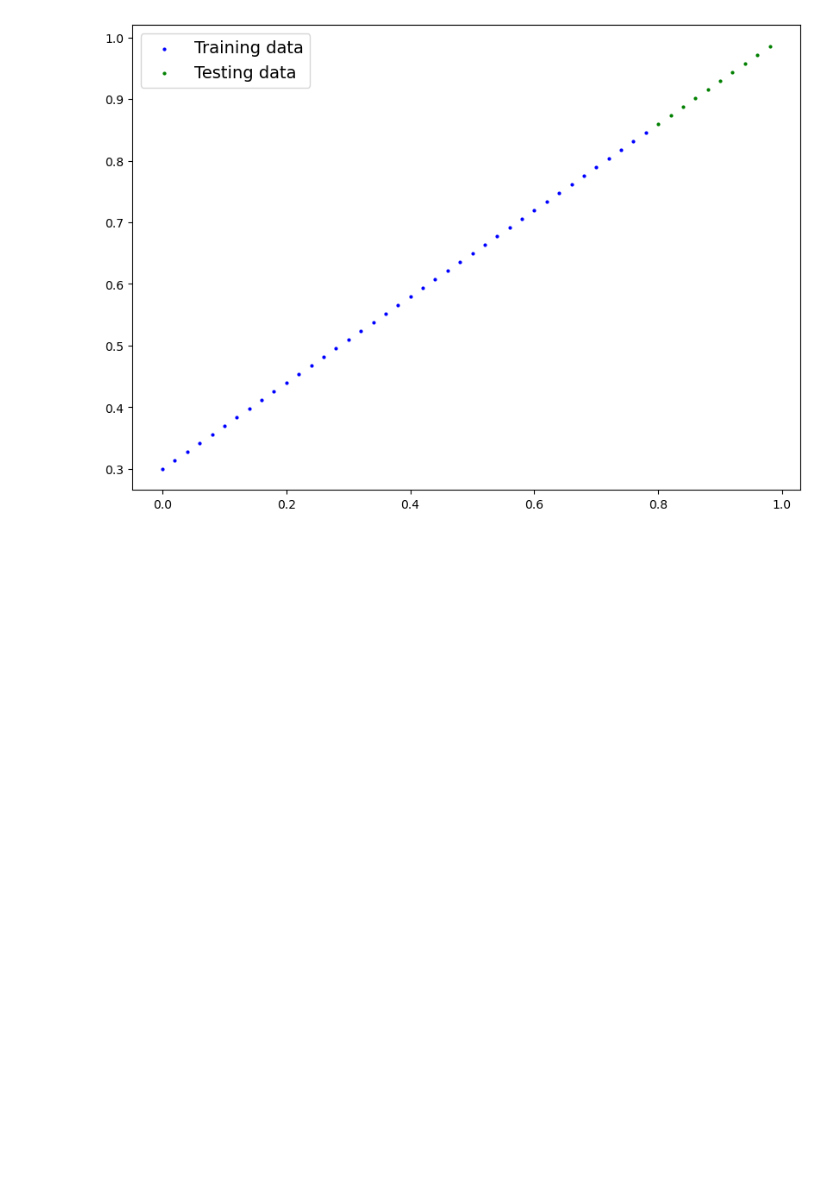
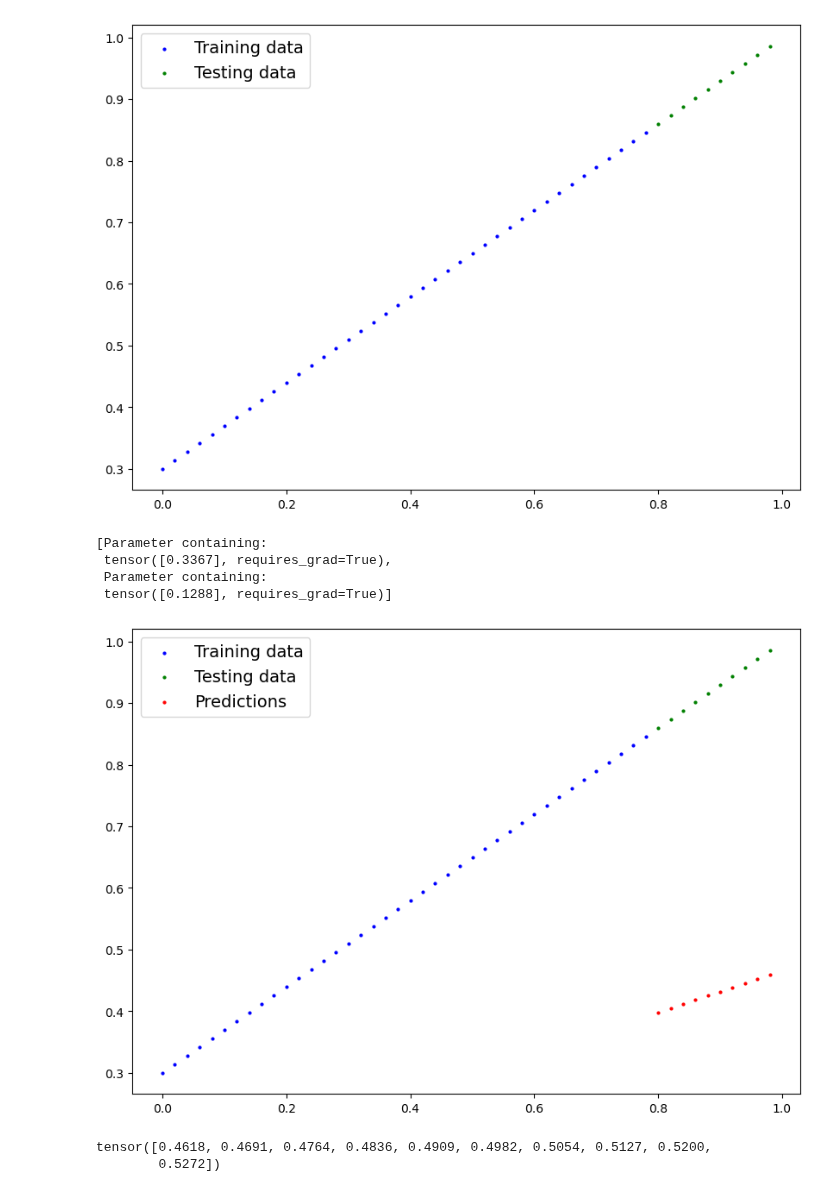
Before and after one commit to jbcodeforce/ML-studies, a Jupyter notebook: pytorch/workflow-basic.ipynb, the cells around one changed output. Cells and saved outputs as stored; diff of their text form; code cells hidden in the pictures; blank space fills up the shorter version.

```diff
--- a/pytorch/workflow-basic.ipynb
+++ b/pytorch/workflow-basic.ipynb
@@ -62,3 +62,33 @@ def plot_predictions(train_data=X_train,
 plot_predictions()
 # %% [output]
 [figure]
+# %%
+class LinearRegression(nn.Module):
+    def __init__(self):
+        super().__init__()
+        # discover the parameters using random data for initialization and gradian descent to find the best value.
+        self.weights = nn.Parameter(torch.randn(1,requires_grad=True,dtype=torch.float))
+        self.bias = nn.Parameter(torch.randn(1,requires_grad=True,dtype=torch.float))
+    def forward(self, x: torch.Tensor) -> torch.Tensor:
+        return x * self.weights + self.bias
+# %%
+torch.manual_seed(42)
+m0 = LinearRegression()
+list(m0.parameters())
+# %% [output]
+[Parameter containing:
+ tensor([0.3367], requires_grad=True),
+ Parameter containing:
+ tensor([0.1288], requires_grad=True)]
+# %%
+# check model prediction on test data
+with torch.inference_mode():
+    y_preds = m0(X_test)
+plot_predictions(predictions=y_preds)
+# %% [output]
+[figure, added]
+# %%
+y_test - y_preds
+# %% [output]
+tensor([0.4618, 0.4691, 0.4764, 0.4836, 0.4909, 0.4982, 0.5054, 0.5127, 0.5200,
+        0.5272])
```
Also changed, not shown: parts of 5 cells of this notebook, 2 other files.
